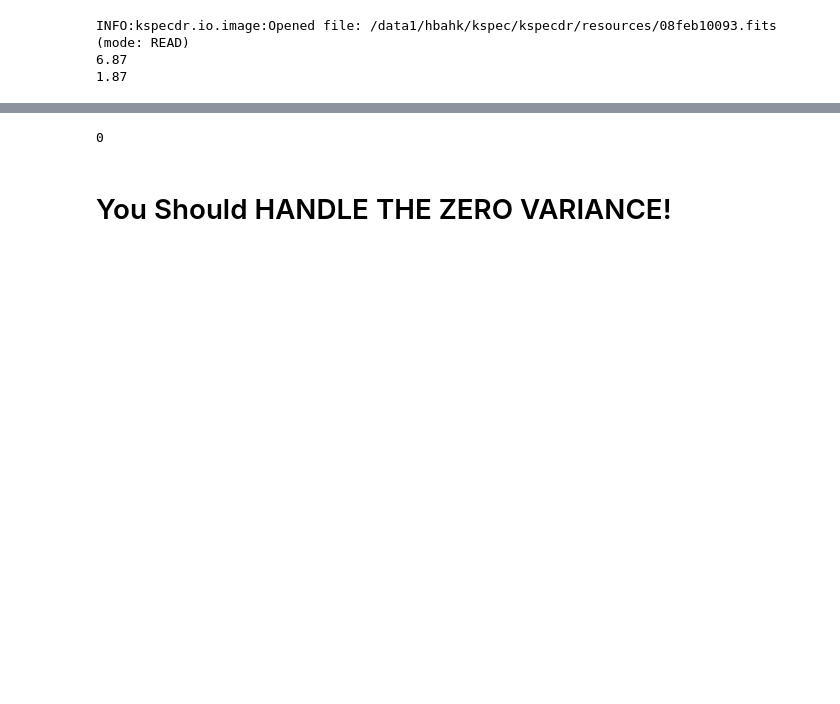
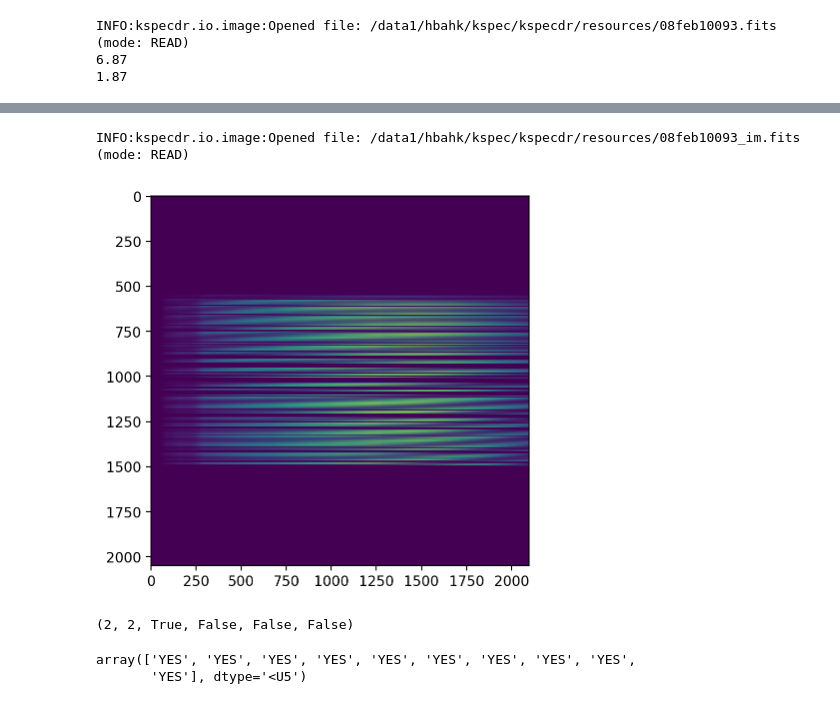
Before and after one commit to hbahk/kspecdr, a Jupyter notebook: notebooks/test_make_tlm.ipynb, the cells around one changed output, grey strips where cells are left out. Saved outputs shown, nothing was run; the diff lists cells and outputs as text; code cells hidden in the pictures; blank space fills up the shorter version.

Commit message:
dealing with transposing images...

```diff
--- a/notebooks/test_make_tlm.ipynb
+++ b/notebooks/test_make_tlm.ipynb
@@ -106,4 +53,0 @@ FILEORIG= '/data/uksteng/RecordData/210208/ccd_1/08feb10093.fits' / The filename
-# %%
-hdul.index_of("PRIMARY")
-# %% [output]
-0
@@ -114,2 +54,32 @@ thdul = fits.open("test.fits")
-# %% [markdown]
-# You Should HANDLE THE ZERO VARIANCE!
+# %%
+fpath = datadir / "08feb10093_im.fits"
+args = {"IMAGE_FILENAME": fpath.as_posix()}
+
+from kspecdr.tlm.make_tlm import read_instrument_data
+
+im = ImageFile(fpath.as_posix(), mode='READ')
+im.open()
+img_data, var_data, fibre_types = read_instrument_data(im, 6)
+# %% [output]
+INFO:kspecdr.io.image:Opened file: /data1/hbahk/kspec/kspecdr/resources/08feb10093_im.fits (mode: READ)
+# %%
+from matplotlib import pyplot as plt
+
+plt.imshow(var_data)
+plt.show()
+# %% [output]
+[figure, added]
+# %%
+from kspecdr.tlm.make_tlm import set_instrument_specific_params
+
+set_instrument_specific_params(6, {})
+# %% [output]
+(2, 2, True, False, False, False)
+# %%
+from kspecdr.tlm.make_tlm import convert_fibre_types_to_trace_status
+import numpy as np
+
+convert_fibre_types_to_trace_status(6, np.array(['P', 'P', 'P', 'P', 'P', 'S', 'P', 'P', 'P', 'P']), 10)
+# %% [output]
+array(['YES', 'YES', 'YES', 'YES', 'YES', 'YES', 'YES', 'YES', 'YES',
+       'YES'], dtype='<U5')
```
Also changed, not shown: parts of 9 cells of this notebook, 2 other files.
